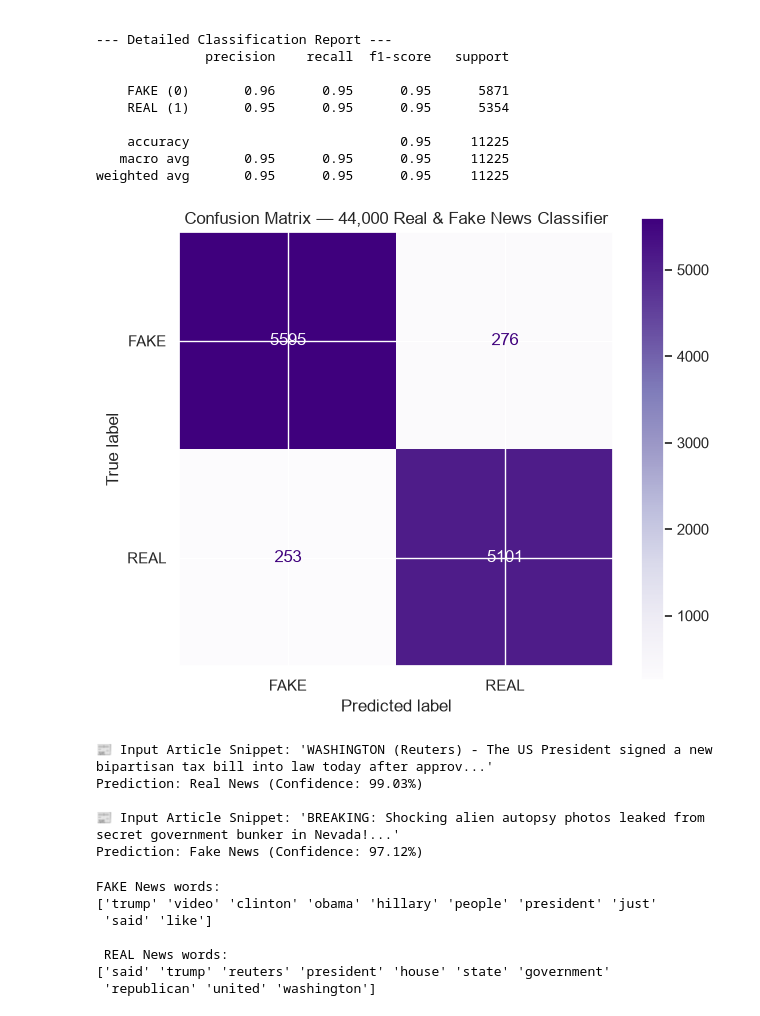
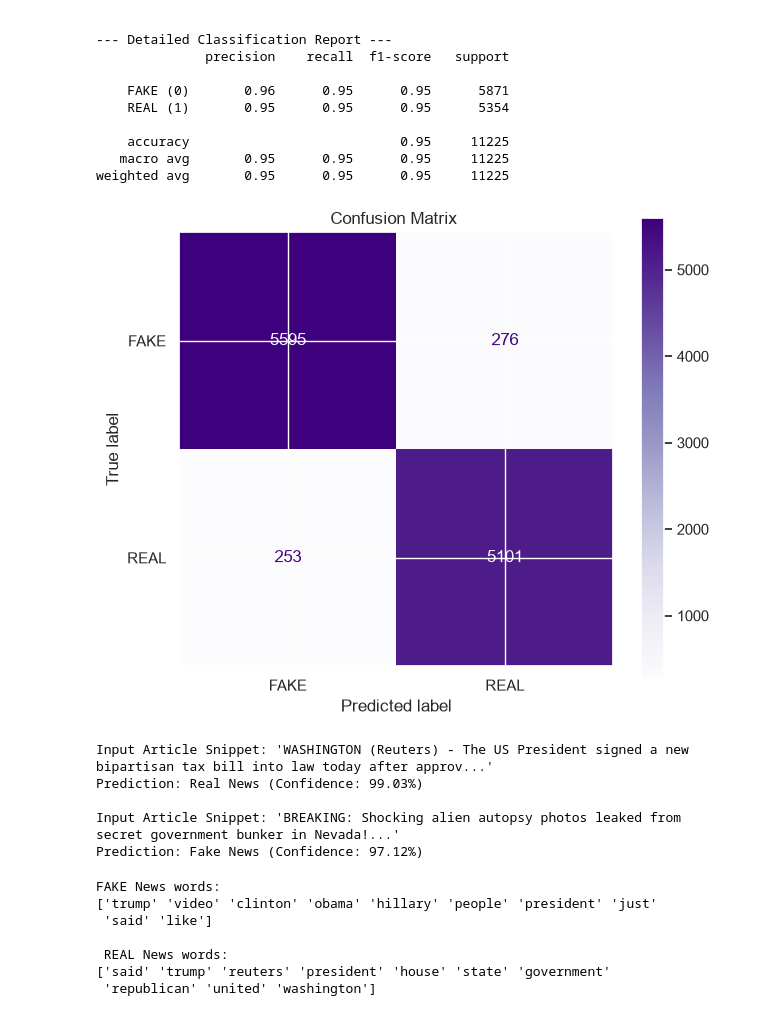
Before and after one commit to data-byhusnain/Machine-Learning-Practice, a Jupyter notebook: 07_Naive_Bayes/fake_news_classifier.ipynb, the cells around one changed output. Cells and saved outputs as stored; diff of their text form; code cells hidden in the pictures.

```diff
--- a/07_Naive_Bayes/fake_news_classifier.ipynb
+++ b/07_Naive_Bayes/fake_news_classifier.ipynb
@@ -161,16 +133,15 @@ ROC-AUC   : 0.9889
    macro avg       0.95      0.95      0.95     11225
 weighted avg       0.95      0.95      0.95     11225
 # %%
-# Confusion Matrix Plot
 
 fig, ax = plt.subplots(figsize=(7, 6))
 cm = confusion_matrix(y_test, y_pred)
 disp = ConfusionMatrixDisplay(confusion_matrix=cm, display_labels=['FAKE', 'REAL'])
 disp.plot(cmap="Purples", ax=ax)
-plt.title("Confusion Matrix — 44,000 Real & Fake News Classifier", fontsize=12)
+plt.title("Confusion Matrix ", fontsize=12)
 plt.show()
 # %% [output]
-[figure, old version]
+[figure, new version]
 # %%
 def check_news(news_text):
 
@@ -182,17 +153,17 @@ def check_news(news_text):
     label = "Real News" if pred == 1 else "Fake News"
     confidence = np.max(prob) * 100
 
-    print(f"\n📰 Input Article Snippet: '{news_text[:100]}...'")
+    print(f"\nInput Article Snippet: '{news_text[:100]}...'")
     print(f"Prediction: {label} (Confidence: {confidence:.2f}%)")
 
 
 check_news("WASHINGTON (Reuters) - The US President signed a new bipartisan tax bill into law today after approval in congress.")
 check_news("BREAKING: Shocking alien autopsy photos leaked from secret government bunker in Nevada!")
 # %% [output]
-📰 Input Article Snippet: 'WASHINGTON (Reuters) - The US President signed a new bipartisan tax bill into law today after approv...'
+Input Article Snippet: 'WASHINGTON (Reuters) - The US President signed a new bipartisan tax bill into law today after approv...'
 Prediction: Real News (Confidence: 99.03%)
 
-📰 Input Article Snippet: 'BREAKING: Shocking alien autopsy photos leaked from secret government bunker in Nevada!...'
+Input Article Snippet: 'BREAKING: Shocking alien autopsy photos leaked from secret government bunker in Nevada!...'
 Prediction: Fake News (Confidence: 97.12%)
 # %%
 # Feature Names (Words) from TF-IDF
```
Also changed, not shown: parts of 5 cells of this notebook.
